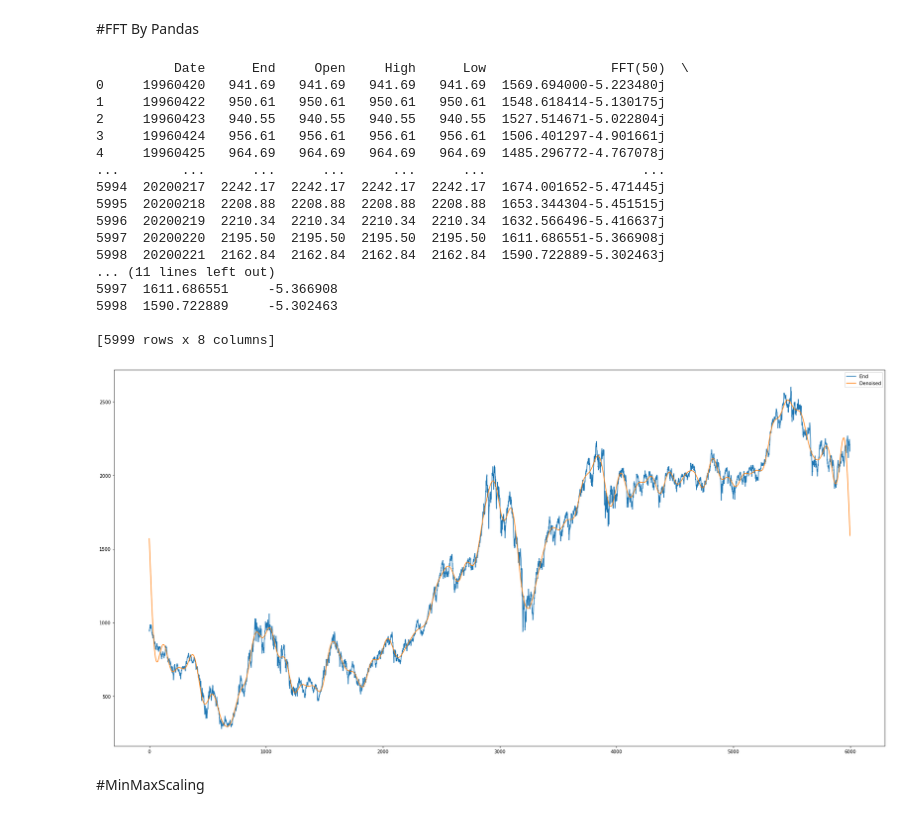
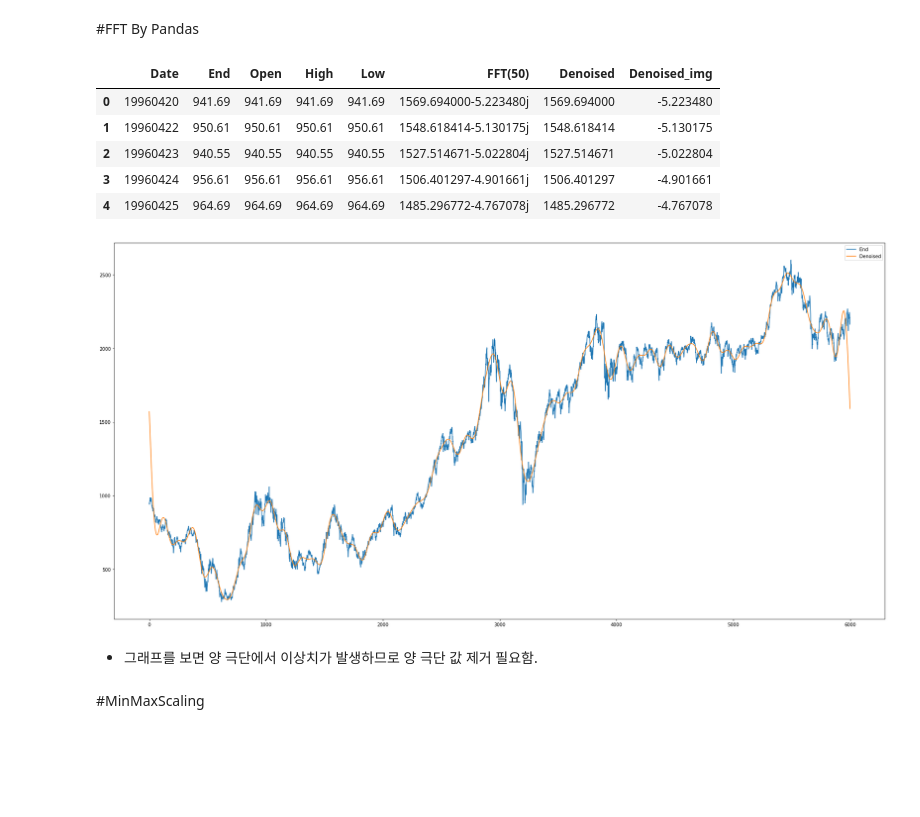
Before and after one commit to Canihelpme/DeepLearning_finance, a Jupyter notebook: Data_process_normalization.ipynb, the cells around one changed output. Saved outputs shown, nothing was run; the diff lists cells and outputs as text; code cells hidden in the pictures; blank space fills up the shorter version.

```diff
--- a/Data_process_normalization.ipynb
+++ b/Data_process_normalization.ipynb
@@ -263,41 +319,34 @@ plt.show()
 # %%
 fft_df = date_index
 def FFT(df, col, topn=2):
   fft = np.fft.fft(df[col])
   fft[topn:-topn] = 0
   ifft = np.fft.ifft(fft)
   return ifft
 
 fft_df['FFT(50)'] = FFT(fft_df,'End',50)
 fft_df['Denoised'] = fft_df['FFT(50)'].apply(lambda r: r.real)
 fft_df['Denoised_img'] = fft_df['FFT(50)'].apply(lambda r: r.imag)
-print(fft_df)
-
-fig = plt.subplots(figsize=(30,15))
-ax = plt.gca()
-fft_df.plot(y='End',ax=ax)
-fft_df.plot(y='Denoised',ax=ax)
-#fft_df.plot(y='FFT(50)', ax=ax)
-plt.show()
+fft_df.head()
 # %% [output]
-          Date      End     Open     High      Low                FFT(50)  \
-0     19960420   941.69   941.69   941.69   941.69  1569.694000-5.223480j
-1     19960422   950.61   950.61   950.61   950.61  1548.618414-5.130175j
-2     19960423   940.55   940.55   940.55   940.55  1527.514671-5.022804j
-3     19960424   956.61   956.61   956.61   956.61  1506.401297-4.901661j
-4     19960425   964.69   964.69   964.69   964.69  1485.296772-4.767078j
-...        ...      ...      ...      ...      ...                    ...
-5994  20200217  2242.17  2242.17  2242.17  2242.17  1674.001652-5.471445j
-5995  20200218  2208.88  2208.88  2208.88  2208.88  1653.344304-5.451515j
-5996  20200219  2210.34  2210.34  2210.34  2210.34  1632.566496-5.416637j
-5997  20200220  2195.50  2195.50  2195.50  2195.50  1611.686551-5.366908j
-5998  20200221  2162.84  2162.84  2162.84  2162.84  1590.722889-5.302463j
-... (11 lines left out)
-5997  1611.686551     -5.366908
-5998  1590.722889     -5.302463
-
-[5999 rows x 8 columns]
-[figure, removed]
+|  | Date | End | Open | High | Low | FFT(50) | Denoised | Denoised_img |
+| 0 | 19960420 | 941.69 | 941.69 | 941.69 | 941.69 | 1569.694000-5.223480j | 1569.694000 | -5.223480 |
+| 1 | 19960422 | 950.61 | 950.61 | 950.61 | 950.61 | 1548.618414-5.130175j | 1548.618414 | -5.130175 |
+| 2 | 19960423 | 940.55 | 940.55 | 940.55 | 940.55 | 1527.514671-5.022804j | 1527.514671 | -5.022804 |
+| 3 | 19960424 | 956.61 | 956.61 | 956.61 | 956.61 | 1506.401297-4.901661j | 1506.401297 | -4.901661 |
+| 4 | 19960425 | 964.69 | 964.69 | 964.69 | 964.69 | 1485.296772-4.767078j | 1485.296772 | -4.767078 |
+# %%
+fig = plt.subplots(figsize=(30,15))
+ax = plt.gca()
+fft_df.plot(y='End',ax=ax)
+fft_df.plot(y='Denoised',ax=ax)
+plt.show()
+# %% [output]
+[figure, added]
+# %% [markdown]
+
+
+*   그래프를 보면 양 극단에서 이상치가 발생하므로 양 극단 값 제거 필요함.
 # %% [markdown]
 #MinMaxScaling
 # %%
```
Also changed, not shown: parts of 23 cells of this notebook.
